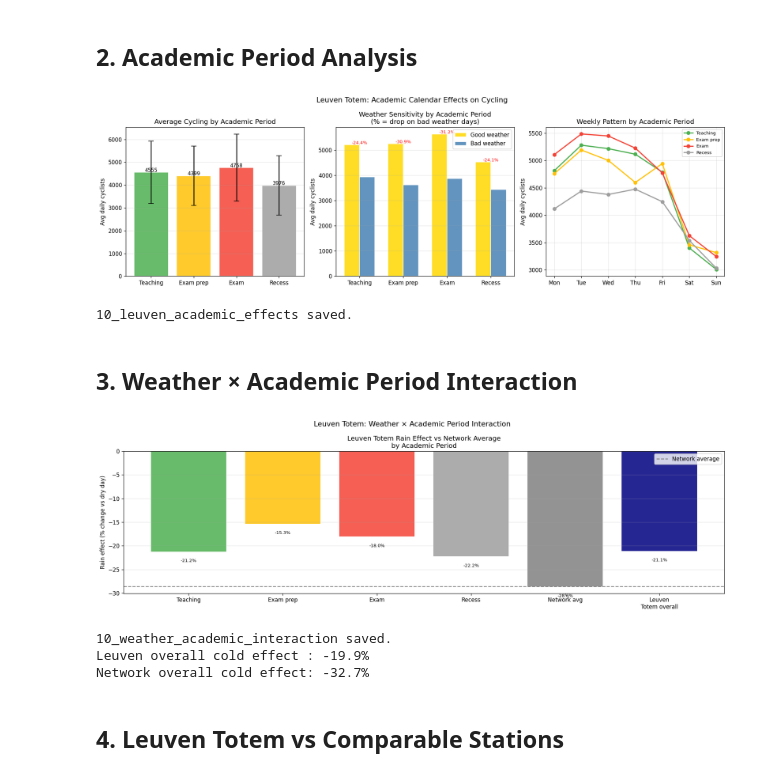
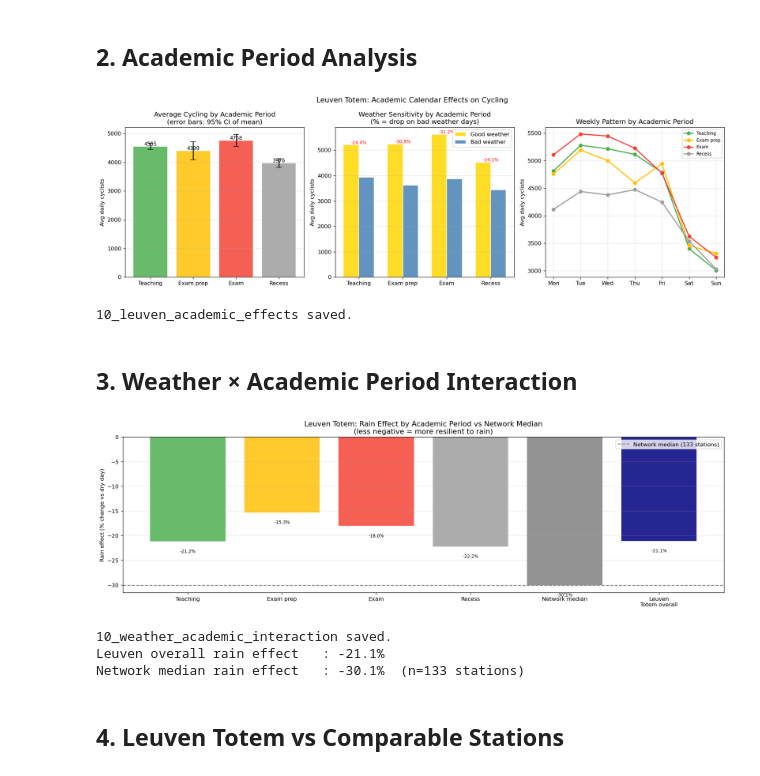
Before and after one commit to Queena34/mda-cycling-weather-group6, a Jupyter notebook: notebooks/10_leuven_totem_case.ipynb, the cells around one changed output. Cells and saved outputs as stored; diff of their text form; code cells hidden in the pictures.

```diff
--- a/notebooks/10_leuven_totem_case.ipynb
+++ b/notebooks/10_leuven_totem_case.ipynb
@@ -157,15 +162,19 @@ fig, axes = plt.subplots(1, 3, figsize=(16, 5))
 # Panel A: avg daily cycling by KU period
 ax = axes[0]
 avgs = [leuven[leuven["ku_leuven_period"] == p]["aantal"].mean() for p in KU_ORDER]
-stds = [leuven[leuven["ku_leuven_period"] == p]["aantal"].std()  for p in KU_ORDER]
+cis  = []
+for p in KU_ORDER:
+    vals = leuven.loc[leuven["ku_leuven_period"] == p, "aantal"]
+    se   = vals.std() / np.sqrt(vals.count())
+    cis.append(1.96 * se)
 bars = ax.bar(KU_LABELS, avgs, color=KU_BAR_COLORS, alpha=0.85, edgecolor="white")
-ax.errorbar(KU_LABELS, avgs, yerr=stds, fmt="none", color="black", capsize=5)
+ax.errorbar(KU_LABELS, avgs, yerr=cis, fmt="none", color="black", capsize=5)
 for bar, val in zip(bars, avgs):
     ax.text(bar.get_x() + bar.get_width() / 2,
             bar.get_height() + 20,
             f"{val:.0f}", ha="center", fontsize=9)
 ax.set_ylabel("Avg daily cyclists")
-ax.set_title("Average Cycling by Academic Period")
+ax.set_title("Average Cycling by Academic Period\n(error bars: 95% CI of mean)")
 ax.grid(axis="y", alpha=0.3)
 
 # Panel B: weather sensitivity per KU period
@@ -199,7 +208,7 @@ ax = axes[2]
 dow_labels = ["Mon", "Tue", "Wed", "Thu", "Fri", "Sat", "Sun"]
 for period, color in zip(KU_ORDER, KU_BAR_COLORS):
     sub = leuven[leuven["ku_leuven_period"] == period]
-    dow_avg = sub.groupby("dayofweek")["aantal"].mean()
+    dow_avg = sub.groupby("dayofweek")["aantal"].mean().reindex(range(7))
     ax.plot(dow_labels, dow_avg.values,
             marker="o", label=period.replace("_", " ").capitalize(),
             color=color, linewidth=2)
@@ -215,74 +224,75 @@ fig.savefig(FIGS / "10_leuven_academic_effects.png", dpi=150)
 plt.show()
 print("10_leuven_academic_effects saved.")
 # %% [output]
-[figure, old version]
+[figure, new version]
 10_leuven_academic_effects saved.
 # %% [markdown]
 ## 3. Weather × Academic Period Interaction
 # %%
 rain_effects = {}
-cold_effects = {}
 for p in KU_ORDER:
     sub  = leuven[leuven["ku_leuven_period"] == p]
     dry  = sub[sub["is_rainy_day"] == False]["aantal"].mean()
     rain = sub[sub["is_rainy_day"] == True]["aantal"].mean()
-    mild = sub[sub["is_cold_day"]  == False]["aantal"].mean()
-    cold = sub[sub["is_cold_day"]  == True]["aantal"].mean()
-    rain_effects[p] = (rain - dry)  / dry  * 100
-    cold_effects[p] = (cold - mild) / mild * 100
+    rain_effects[p] = (rain - dry) / dry * 100
 
-network_dry  = panel_good[panel_good["is_rainy_day"] == False]["aantal"].mean()
-network_rain = panel_good[panel_good["is_rainy_day"] == True]["aantal"].mean()
-network_rain_effect = (network_rain - network_dry) / network_dry * 100
+rain_vals = [rain_effects[p] for p in KU_ORDER]
+
+def median_station_effect(df, condition_col, min_n=20):
+    effects = []
+    for _, sub in df.groupby("site ID"):
+        base_mask = sub[condition_col] == False
+        cond_mask = sub[condition_col] == True
+        base = sub.loc[base_mask, "aantal"].mean()
+        cond = sub.loc[cond_mask, "aantal"].mean()
+        if pd.notna(base) and pd.notna(cond) and base > 0 \
+                and base_mask.sum() >= min_n and cond_mask.sum() >= min_n:
+            effects.append((cond - base) / base * 100)
+    if len(effects) == 0:
+        return np.nan, 0
+    return np.median(effects), len(effects)
+
+network_rain_effect, n_rain_stations = median_station_effect(panel_good, "is_rainy_day")
 
 lt_dry  = leuven[leuven["is_rainy_day"] == False]["aantal"].mean()
 lt_rain = leuven[leuven["is_rainy_day"] == True]["aantal"].mean()
 lt_rain_effect = (lt_rain - lt_dry) / lt_dry * 100
 
 fig, ax = plt.subplots(1, 1, figsize=(16, 5))
 
-#  per-period rain effect vs network average
-
-categories = KU_LABELS + ["Network avg", "Leuven\nTotem overall"]
+categories = KU_LABELS + ["Network median", "Leuven\nTotem overall"]
 values     = rain_vals  + [network_rain_effect, lt_rain_effect]
 colors_bar = KU_BAR_COLORS + ["gray", "navy"]
 bars = ax.bar(categories, values, color=colors_bar, alpha=0.85)
 ax.axhline(network_rain_effect, color="gray",
-           linestyle="--", linewidth=1.5, label="Network average")
+           linestyle="--", linewidth=1.5,
+           label=f"Network median ({n_rain_stations} stations)")
 ax.axhline(0, color="black", linewidth=0.8)
 for bar, val in zip(bars, values):
     ax.text(bar.get_x() + bar.get_width() / 2,
             val - 1.5 if val < 0 else val + 0.5,
             f"{val:.1f}%", ha="center", va="top", fontsize=8)
 ax.set_ylabel("Rain effect (% change vs dry day)")
-ax.set_title("Leuven Totem Rain Effect vs Network Average\n"
-             "by Academic Period")
+ax.set_title(
+    "Leuven Totem: Rain Effect by Academic Period vs Network Median\n"
+    "(less negative = more resilient to rain)",
+    fontsize=13
+)
 ax.legend()
 ax.grid(axis="y", alpha=0.3)
 
-fig.suptitle("Leuven Totem: Weather \u00d7 Academic Period Interaction",
-             fontsize=13)
 fig.tight_layout()
 fig.savefig(FIGS / "10_weather_academic_interaction.png", dpi=150)
 plt.show()
 print("10_weather_academic_interaction saved.")
 
-# overall cold effect
-lt_mild = leuven[leuven["is_cold_day"] == False]["aantal"].mean()
-lt_cold = leuven[leuven["is_cold_day"] == True]["aantal"].mean()
-lt_cold_effect = (lt_cold - lt_mild) / lt_mild * 100
-
-network_mild = panel_good[panel_good["is_cold_day"] == False]["aantal"].mean()
-network_cold = panel_good[panel_good["is_cold_day"] == True]["aantal"].mean()
-network_cold_effect = (network_cold - network_mild) / network_mild * 100
-
-print(f"Leuven overall cold effect : {lt_cold_effect:.1f}%")
-print(f"Network overall cold effect: {network_cold_effect:.1f}%")
+print(f"Leuven overall rain effect   : {lt_rain_effect:.1f}%")
+print(f"Network median rain effect   : {network_rain_effect:.1f}%  (n={n_rain_stations} stations)")
 # %% [output]
-[figure, old version]
+[figure, new version]
 10_weather_academic_interaction saved.
-Leuven overall cold effect : -19.9%
-Network overall cold effect: -32.7%
+Leuven overall rain effect   : -21.1%
+Network median rain effect   : -30.1%  (n=133 stations)
 # %% [markdown]
 ## 4. Leuven Totem vs Comparable Stations
 # %%
```
Also changed, not shown: parts of 4 cells of this notebook, 3 other files.
